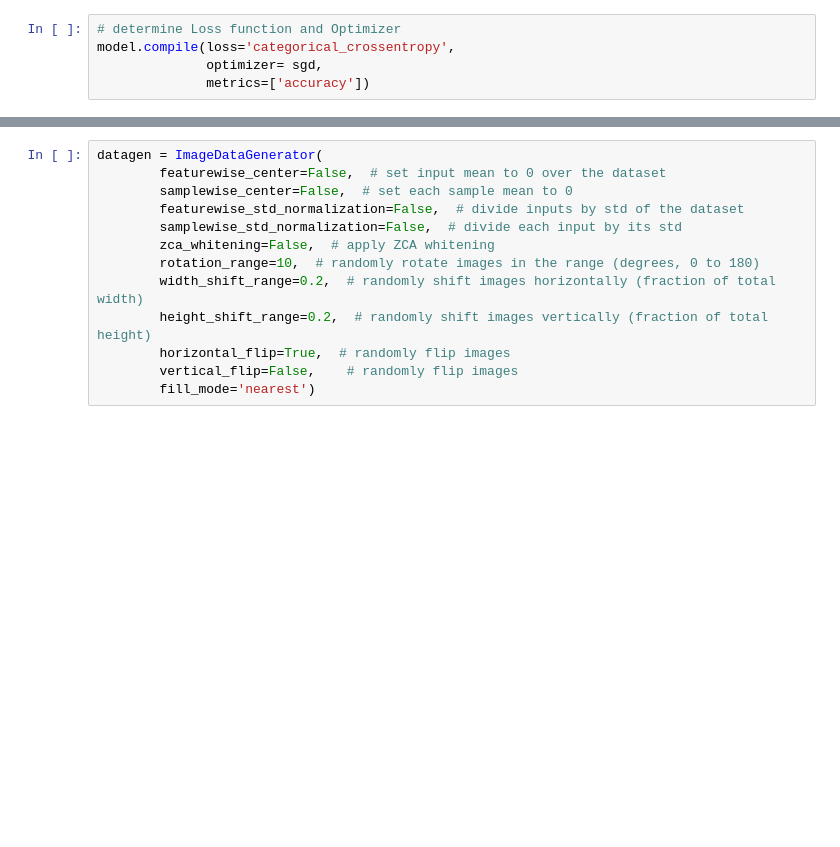
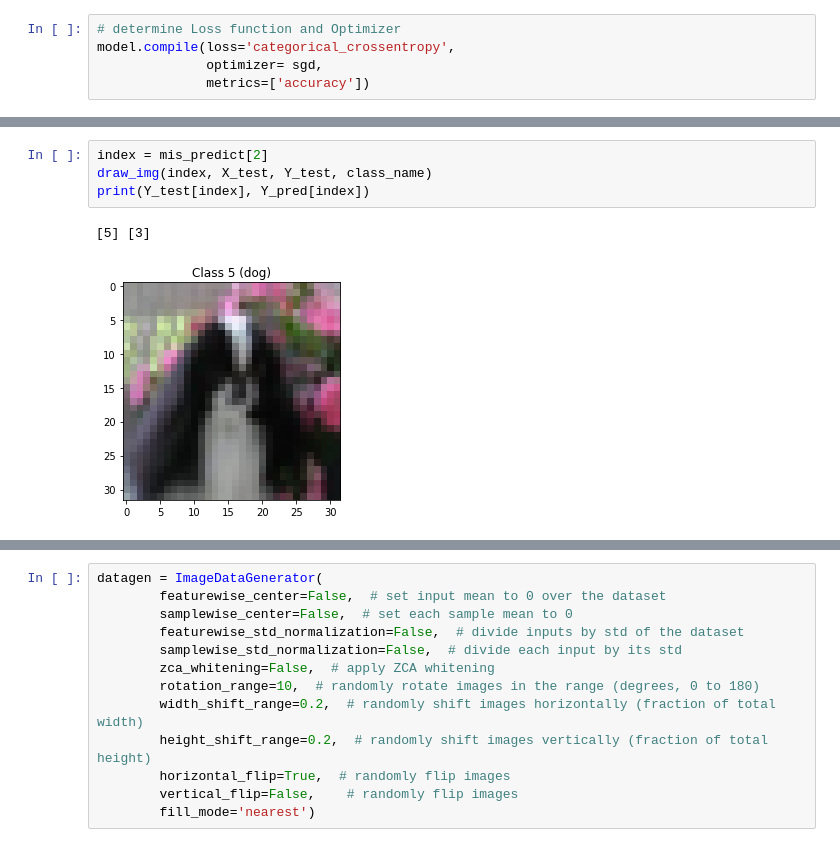
Before and after one commit to TonyIssacJames/EIP2_Ass4, a Jupyter notebook: DNST_CIFAR10_EIP2_Ass4.ipynb, the cells around one changed output, grey strips where cells are left out. Cells and saved outputs as stored; diff of their text form; blank space fills up the shorter version.

```diff
--- a/DNST_CIFAR10_EIP2_Ass4.ipynb
+++ b/DNST_CIFAR10_EIP2_Ass4.ipynb
@@ -749,0 +839,7 @@ Train accuracy: 0.92494
+# %%
+index = mis_predict[2]
+draw_img(index, X_test, Y_test, class_name)
+print(Y_test[index], Y_pred[index])
+# %% [output]
+[5] [3]
+[figure, added]
```
Also changed, not shown: parts of 34 cells of this notebook.
